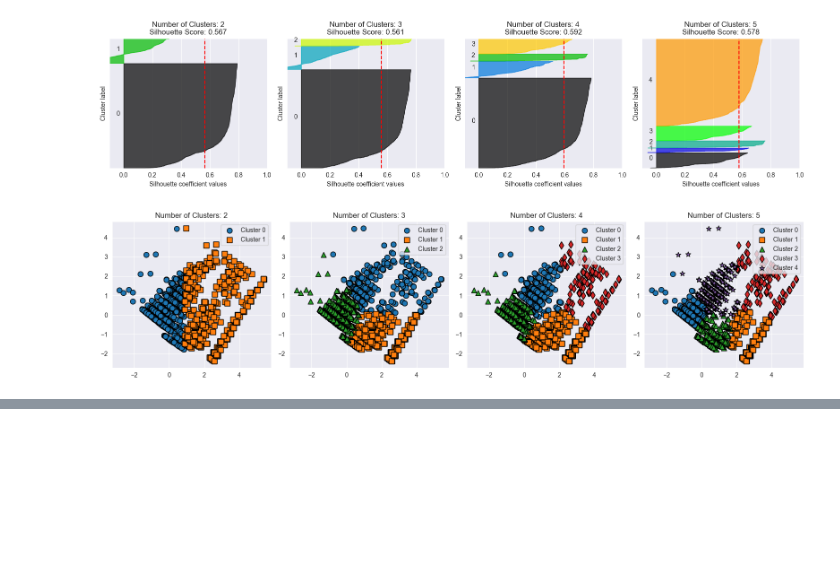
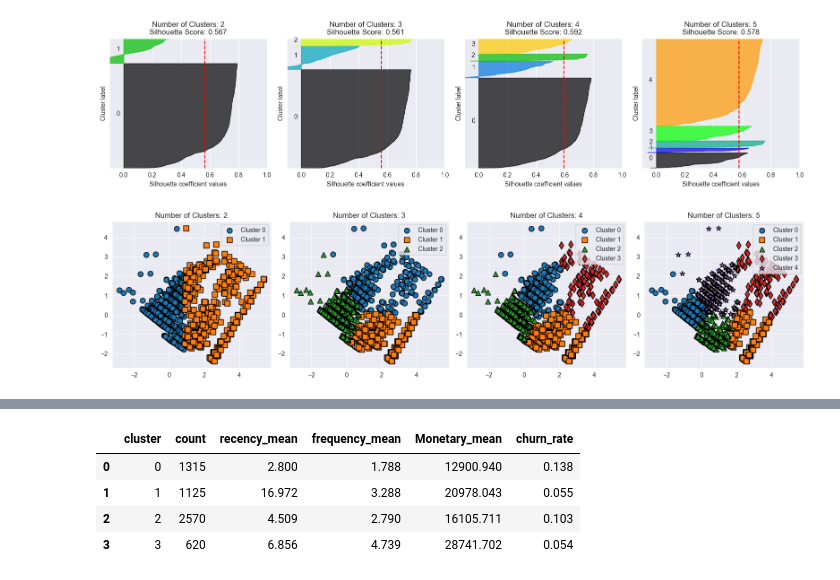
Before and after one commit to 0jihwan/SKN14-2nd-3Team, a Jupyter notebook: KongJihwan/RFA.ipynb, the cells around one changed output, grey strips where cells are left out. Saved outputs shown, nothing was run; the diff lists cells and outputs as text; code cells hidden in the pictures; blank space fills up the shorter version.

```diff
--- a/KongJihwan/RFA.ipynb
+++ b/KongJihwan/RFA.ipynb
@@ -340,0 +399,7 @@ visualize_kmeans_cluster([2,3,4,5], rfm_df.iloc[:, :-1])
+# %%
+from sklearn.cluster import KMeans
+
+kmeans = KMeans(n_clusters=4, random_state=42)
+labels = kmeans.fit_predict(rfm_restored)
+
+rfm_restored['cluster'] = labels
@@ -340,0 +464,25 @@ visualize_kmeans_cluster([2,3,4,5], rfm_df.iloc[:, :-1])
+# %%
+import joblib  # 또는 import pickle
+
+# joblib 사용 예시
+model = joblib.load('C:/Workspaces/SKN14-2nd-3Team/JeongMinYoung/project1/models/hgb_model(threshold=0.0005).pkl')
+# %%
+X = df.drop('Churn', axis=1)
+# %%
+rfm_restored['churn_proba'] = model.predict_proba(X)[:, 1]  # 이탈 클래스(1)의 확률
+rfm_restored['churn_pred'] = model.predict(X)
+# %%
+cluster_summary = rfm_restored.groupby('cluster').agg(
+    count=('Recency', 'count'),
+    recency_mean=('Recency', 'mean'),
+    frequency_mean=('Frequency', 'mean'),
+    Monetary_mean=('Monetary', 'mean'),
+    churn_rate=('churn_proba', 'mean')
+).reset_index().round(3)
+cluster_summary
+# %% [output]
+|  | cluster | count | recency_mean | frequency_mean | Monetary_mean | churn_rate |
+| 0 | 0 | 1315 | 2.800 | 1.788 | 12900.940 | 0.138 |
+| 1 | 1 | 1125 | 16.972 | 3.288 | 20978.043 | 0.055 |
+| 2 | 2 | 2570 | 4.509 | 2.790 | 16105.711 | 0.103 |
+| 3 | 3 | 620 | 6.856 | 4.739 | 28741.702 | 0.054 |
```
Also changed, not shown: parts of 19 cells of this notebook, 2 other files.
